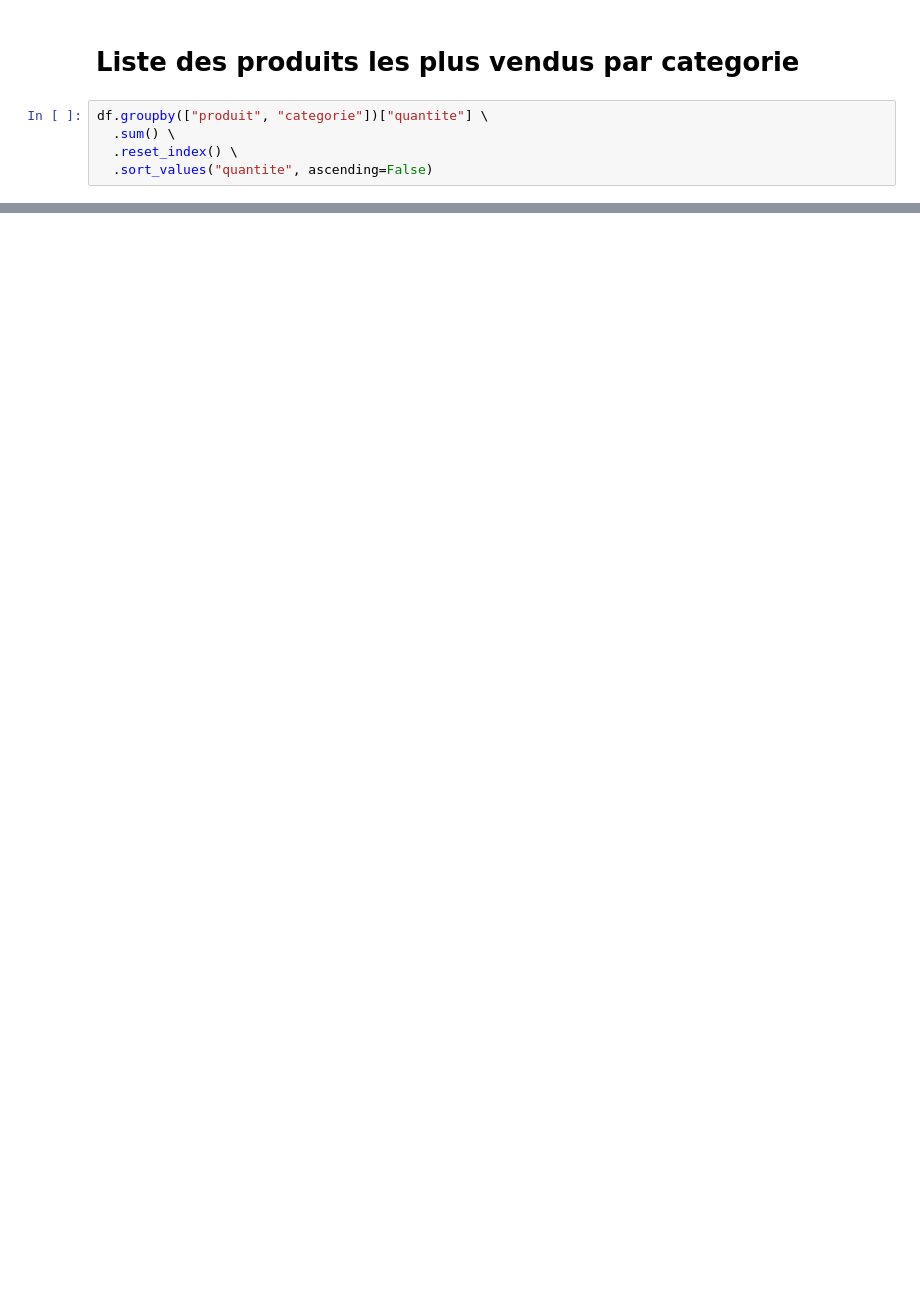
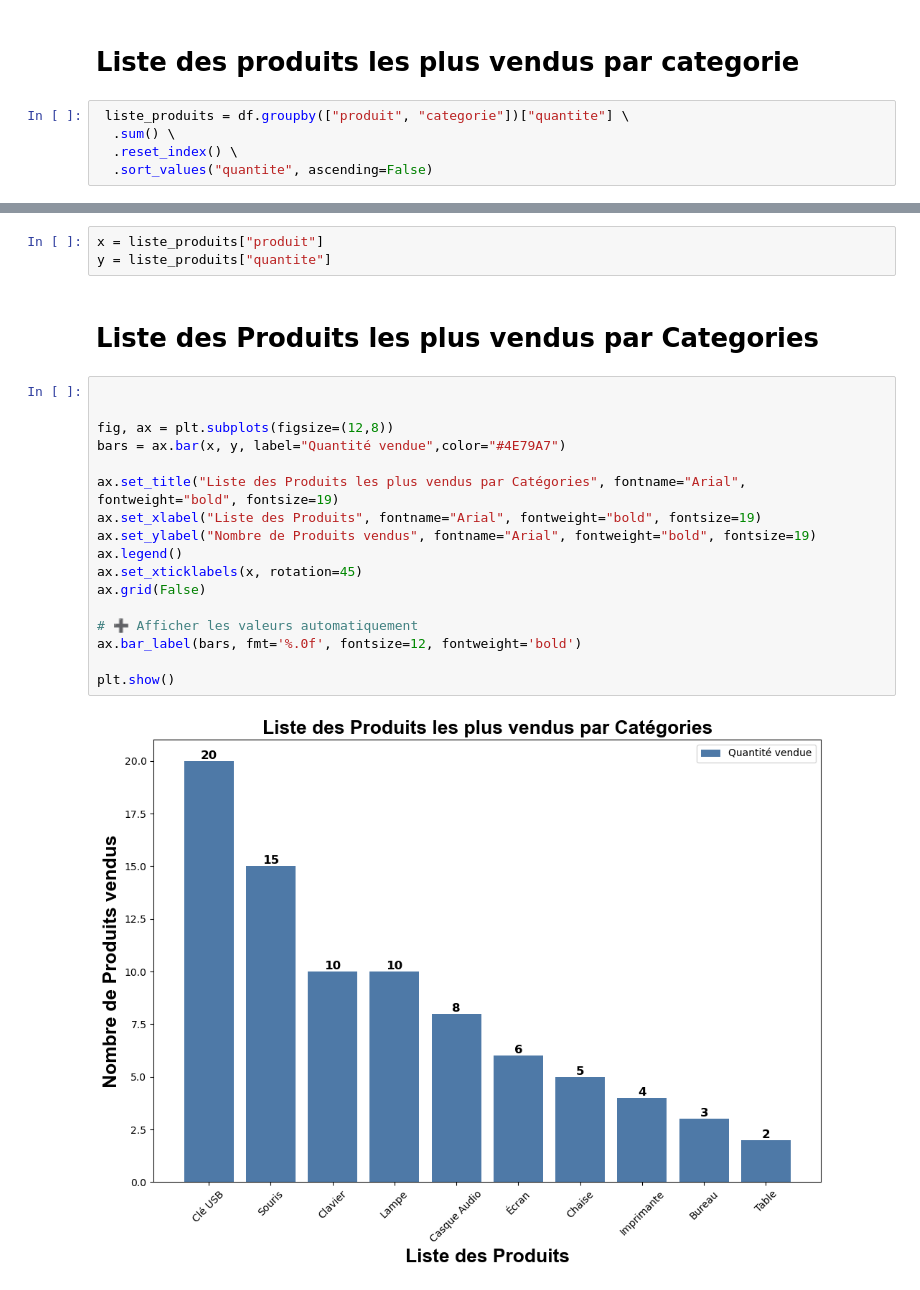
Before and after one commit to KhadimFall0503/Analyse_Ventes, a Jupyter notebook: produits.ipynb, the cells around one changed output, grey strips where cells are left out. Cells and saved outputs as stored; diff of their text form; blank space fills up the shorter version.

Commit message:
Ajout de 2 diagrammes

```diff
--- a/produits.ipynb
+++ b/produits.ipynb
@@ -193,7 +227,7 @@ df.sort_values(by="date_vente")
 # %% [markdown]
 # Liste des produits les plus vendus par categorie
 # %%
-df.groupby(["produit", "categorie"])["quantite"] \
+ liste_produits = df.groupby(["produit", "categorie"])["quantite"] \
   .sum() \
   .reset_index() \
   .sort_values("quantite", ascending=False)
@@ -211,0 +253,24 @@ df.groupby(["produit", "categorie"])["quantite"] \
+# %%
+x = liste_produits["produit"]
+y = liste_produits["quantite"]
+# %% [markdown]
+# Liste des Produits les plus vendus par Categories
+# %%
+
+
+fig, ax = plt.subplots(figsize=(12,8))
+bars = ax.bar(x, y, label="Quantité vendue",color="#4E79A7")
+
+ax.set_title("Liste des Produits les plus vendus par Catégories", fontname="Arial", fontweight="bold", fontsize=19)
+ax.set_xlabel("Liste des Produits", fontname="Arial", fontweight="bold", fontsize=19)
+ax.set_ylabel("Nombre de Produits vendus", fontname="Arial", fontweight="bold", fontsize=19)
+ax.legend()
+ax.set_xticklabels(x, rotation=45)
+ax.grid(False)
+
+# ➕ Afficher les valeurs automatiquement
+ax.bar_label(bars, fmt='%.0f', fontsize=12, fontweight='bold')
+
+plt.show()
+# %% [output]
+[figure, added]
```
Also changed, not shown: parts of 19 cells of this notebook.
